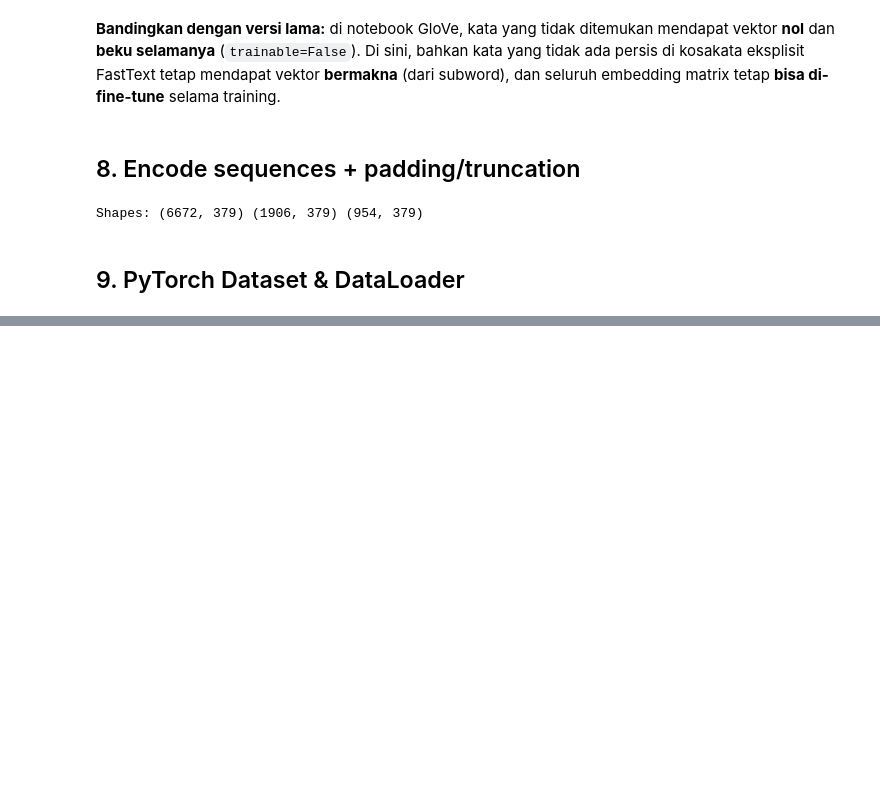
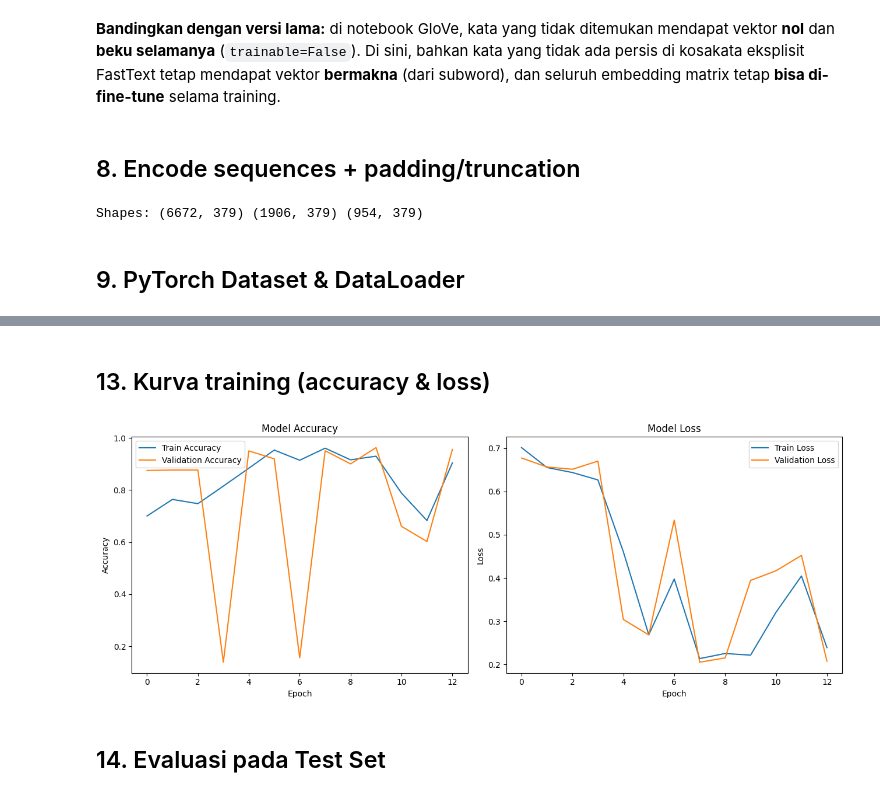
Before and after one commit to rohid001/klasifikasi-hoax-lstm-revisited, a Jupyter notebook: notebooks/02_LSTM_fastText_pytorch.ipynb, the cells around one changed output, grey strips where cells are left out. Drawn from its saved outputs; the diff is of its cells as text; code cells hidden in the pictures; blank space fills up the shorter version.

```diff
--- a/notebooks/02_LSTM_fastText_pytorch.ipynb
+++ b/notebooks/02_LSTM_fastText_pytorch.ipynb
@@ -346,0 +362,14 @@ test_loader = DataLoader(test_ds, batch_size=BATCH_SIZE, shuffle=False)
+# %%
+from sklearn.utils.class_weight import compute_class_weight
+
+class_weights = compute_class_weight('balanced', classes=np.unique(y_train), y=y_train)
+class_weights = torch.tensor(class_weights, dtype=torch.float32).to(device)
+
+print("Class weights [VALID, HOAX]:", class_weights)
+print()
+print(f"-> Kelas HOAX (minoritas, {np.bincount(y_train)[1]} sampel training) mendapat bobot "
+      f"{class_weights[1]:.3f}x")
+print(f"-> Kelas VALID (mayoritas, {np.bincount(y_train)[0]} sampel training) mendapat bobot"
+      f"{class_weights[0]:.3f}x")
+print("Bobot ini akan dipakai di CrossEntropyLoss pada Bagian 12 -- lihat komentar"
+      "'PENERAPAN IMBALANCE HANDLING' di sana.")
@@ -346,0 +540,22 @@ test_loader = DataLoader(test_ds, batch_size=BATCH_SIZE, shuffle=False)
+# %% [markdown]
+## 13. Kurva training (accuracy & loss)
+# %%
+fig, (ax1, ax2) = plt.subplots(1, 2, figsize=(13, 5))
+
+ax1.plot(history['train_acc'], label='Train Accuracy')
+ax1.plot(history['val_acc'], label='Validation Accuracy')
+ax1.set_title('Model Accuracy')
+ax1.set_xlabel('Epoch'); ax1.set_ylabel('Accuracy'); ax1.legend()
+
+ax2.plot(history['train_loss'], label='Train Loss')
+ax2.plot(history['val_loss'], label='Validation Loss')
+ax2.set_title('Model Loss')
+ax2.set_xlabel('Epoch'); ax2.set_ylabel('Loss'); ax2.legend()
+
+plt.tight_layout()
+plt.savefig('../docs/fig_training_curves_revised.png', dpi=120)
+plt.show()
+# %% [output]
+[figure, added]
+# %% [markdown]
+## 14. Evaluasi pada Test Set
```
Also changed, not shown: parts of 13 cells of this notebook.
